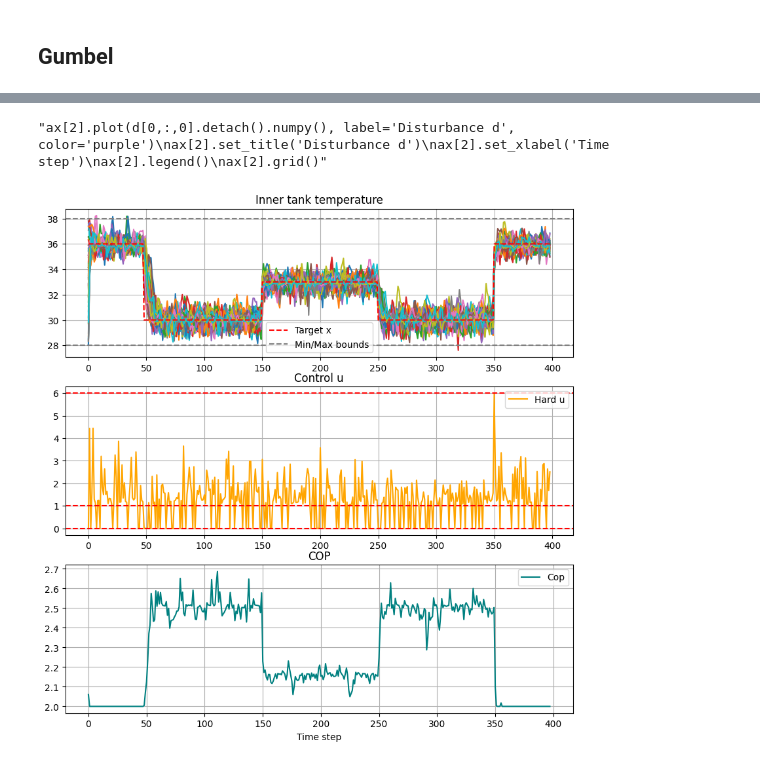
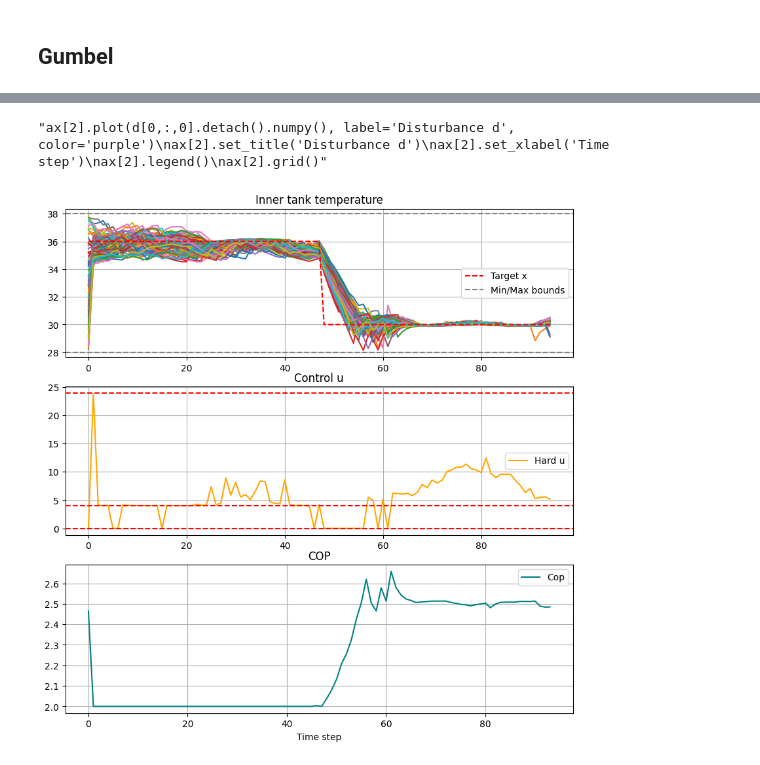
Before and after one commit to nicolas-kirsch/categorical-PB, a Jupyter notebook: heatpump_gumbel_nonlinear.ipynb, the cells around one changed output, grey strips where cells are left out. Saved outputs shown, nothing was run; the diff lists cells and outputs as text; code cells hidden in the pictures.

```diff
--- a/heatpump_gumbel_nonlinear.ipynb
+++ b/heatpump_gumbel_nonlinear.ipynb
@@ -299,8 +325,8 @@ x0 = torch.zeros((nb,1,1))
 #x0[0,0,0] = 10
 
 
-horizon = 400
-
+horizon = 96
+h = 0.25
 
 T_min = 28
 T_max = 38
@@ -316,8 +342,8 @@ x_target_2 = T_ref-6 - T_ext
 t = torch.arange(horizon-1).view(1, horizon-1, 1)
 
 # piecewise target
-umin = 1
-umax = 6
+umin = 4
+umax = 24
 
 
 
@@ -327,16 +353,16 @@ test_d = data.generate_data()
 
 x_target = torch.ones((d.shape[0],d.shape[1]-2,d.shape[2]))*x_target_1
 x_target[:,48:150,:] = x_target_2
-x_target[:,150:250,:] = x_target_1-3
+"""x_target[:,150:250,:] = x_target_1-3
 x_target[:,250:350,:] = x_target_2
-x_target[:,350:,:] = x_target_1
+x_target[:,350:,:] = x_target_1"""
 dbase = torch.max(torch.abs(d[:,1:,:])).item()
 # %%
 
 
 
 
-sys = System(x0,x_target,horizon,umin=umin, umax=umax)
+sys = System(x0,x_target,horizon,h,umin=umin, umax=umax)
 
 
 controller = Controller_Gumbel(xbase = x_max, dbase = 3, umin=umin, umax=umax)
@@ -355,7 +381,7 @@ tariff = torch.tensor(tariff).float().view(1,-1,1)"""
 best_loss = float('inf')
 best_params = None
 
-num_epochs = 2500
+num_epochs = 4000
 log_epochs = num_epochs // 10
 optimizer = torch.optim.Adam(controller.parameters(), lr=0.001)
 
@@ -441,36 +467,36 @@ for i in range(80):
     ax[0].plot(x_log[i,:,:].detach().numpy()+T_ext)
 ax[0].plot(x_target[0,:,:]+T_ext, color='r', linestyle='--', label='Target x')
 ax[0].axhline(y=x_min+T_ext, color='grey', linestyle='--', label='Min/Max bounds')
 ax[0].axhline(y=x_max+T_ext, color='grey', linestyle='--')
 ax[0].set_title('Inner tank temperature')
 ax[0].legend()
 ax[0].grid()
 
 ax[1].plot(u_log[0,:,:].detach().numpy(), label='Hard u', color='orange')
 #ax[1].plot(sys.us_soft[0,:,:].detach().numpy(), label='Soft u', color='green', linestyle='--')
 ax[1].set_title('Control u')
 #ax[1].set_xlabel('Time step')
 ax[1].axhline(y=0, color='r', linestyle='--')
-ax[1].axhline(y=1, color='r', linestyle='--')
-ax[1].axhline(y=6, color='r', linestyle='--')
+ax[1].axhline(y=umin, color='r', linestyle='--')
+ax[1].axhline(y=umax, color='r', linestyle='--')
 
 ax[1].legend()
 ax[1].grid()
 
 ax[2].plot(sys.cop_h[0,1:,0].detach().numpy(), label='Cop', color='teal')
 ax[2].set_title('COP')
 ax[2].set_xlabel('Time step')
 ax[2].legend()
 ax[2].grid()
 
 """ax[2].plot(d[0,:,0].detach().numpy(), label='Disturbance d', color='purple')
 ax[2].set_title('Disturbance d')
 ax[2].set_xlabel('Time step')
 ax[2].legend()
 ax[2].grid()"""
 # %% [output]
 "ax[2].plot(d[0,:,0].detach().numpy(), label='Disturbance d', color='purple')\nax[2].set_title('Disturbance d')\nax[2].set_xlabel('Time step')\nax[2].legend()\nax[2].grid()"
-[figure, old version]
+[figure, new version]
 # %%
 index = 9
 
```
Also changed, not shown: parts of 4 cells of this notebook.
